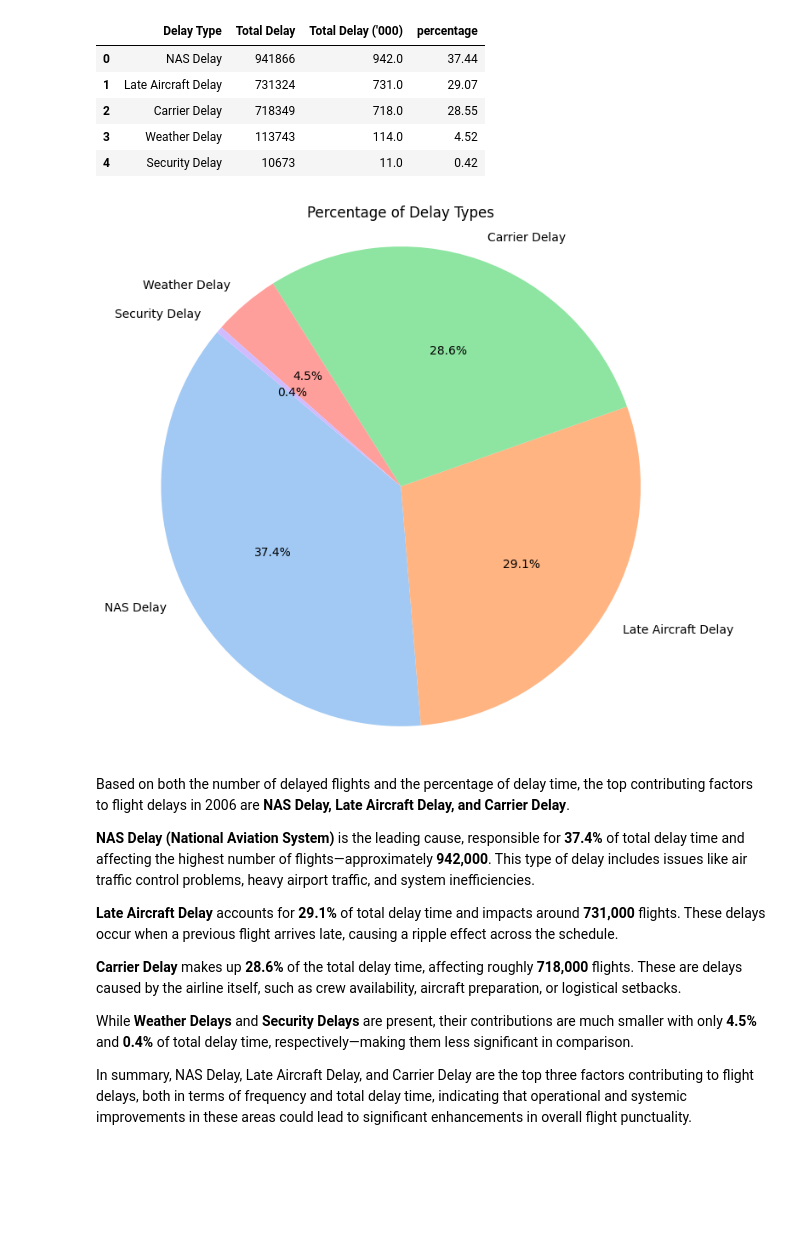
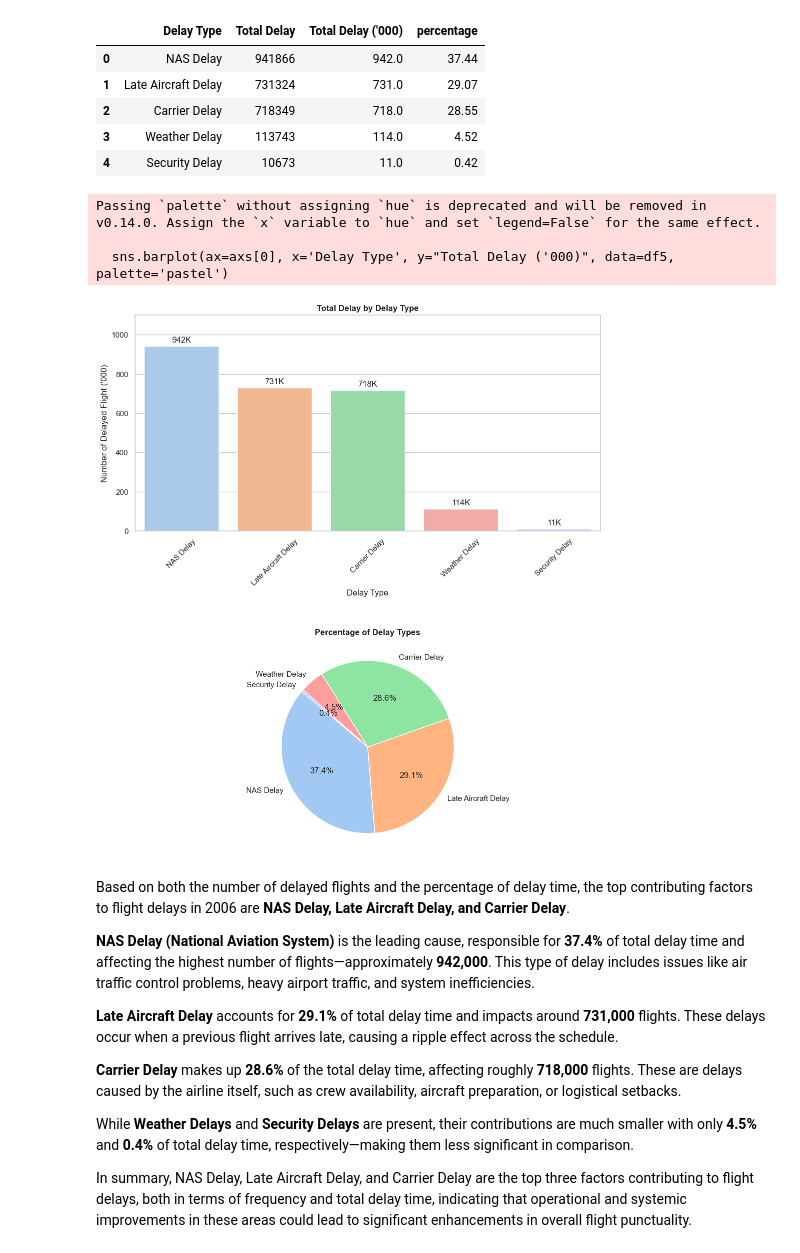
Before and after one commit to Hazim-HF/Data-Management-Project2, a Jupyter notebook: P152419_Project2_STQD6324.ipynb, the cells around one changed output. Drawn from its saved outputs; the diff is of its cells as text; code cells hidden in the pictures; blank space fills up the shorter version.

```diff
--- a/P152419_Project2_STQD6324.ipynb
+++ b/P152419_Project2_STQD6324.ipynb
@@ -648,22 +658,38 @@ df5
 | 2 | Carrier Delay | 718349 | 718.0 | 28.55 |
 | 3 | Weather Delay | 113743 | 114.0 | 4.52 |
 | 4 | Security Delay | 10673 | 11.0 | 0.42 |
-# %%
-# plot a pie chart
-fig, ax = plt.subplots(figsize=(8, 8))
-ax.pie(
-    df5['percentage'],
-    labels=df5['Delay Type'],
-    autopct='%1.1f%%',
-    startangle=140,
-    colors=sns.color_palette('pastel', n_colors=len(df5))
-)
-
-plt.title('Percentage of Delay Types')
-plt.axis('equal')
-plt.show();
-# %% [output]
-[figure, removed]
+# %%
+fig, axs = plt.subplots(2, 1, figsize=(12,14))
+
+# Bar plot
+sns.barplot(ax=axs[0], x='Delay Type', y="Total Delay ('000)", data=df5, palette='pastel')
+for container in axs[0].containers:
+    axs[0].bar_label(container, labels=[f'{v:.0f}K' for v in container.datavalues], padding=3)
+
+axs[0].set_title("Total Delay by Delay Type", fontweight='bold')
+axs[0].set_xlabel("Delay Type")
+axs[0].set_ylabel("Number of Delayed Flight ('000)")
+axs[0].tick_params(axis='x', rotation=45)
+axs[0].set_ylim(0, 1100)
+
+# Pie chart
+axs[1].pie(
+    df5['percentage'],
+    labels=df5['Delay Type'],
+    autopct='%1.1f%%',
+    startangle=140,
+    colors=sns.color_palette('pastel', n_colors=len(df5))
+)
+axs[1].set_title('Percentage of Delay Types', fontweight='bold')
+
+
+plt.subplots_adjust(hspace=0.5)
+plt.show()
+# %% [output]
+Passing `palette` without assigning `hue` is deprecated and will be removed in v0.14.0. Assign the `x` variable to `hue` and set `legend=False` for the same effect.
+
+  sns.barplot(ax=axs[0], x='Delay Type', y="Total Delay ('000)", data=df5, palette='pastel')
+[figure, added]
 # %% [markdown]
 Based on both the number of delayed flights and the percentage of delay time, the top contributing factors to flight delays in 2006 are **NAS Delay, Late Aircraft Delay, and Carrier Delay**.
 
```
Also changed, not shown: parts of 14 cells of this notebook.
